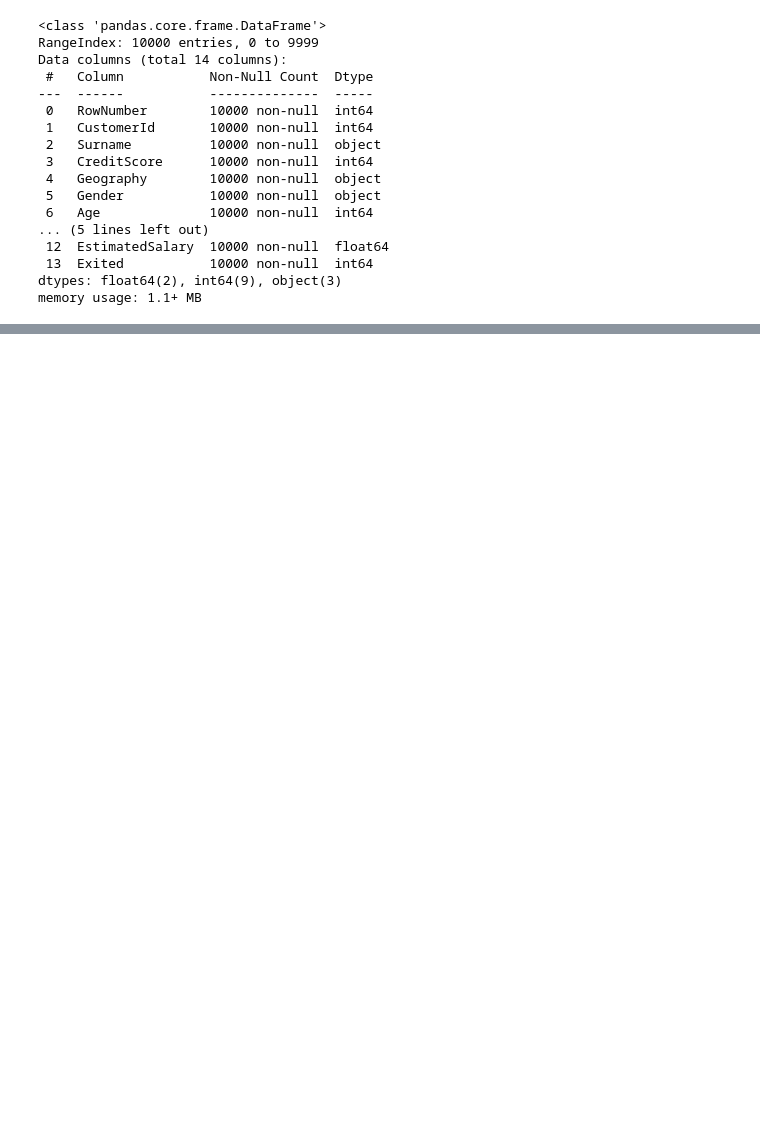
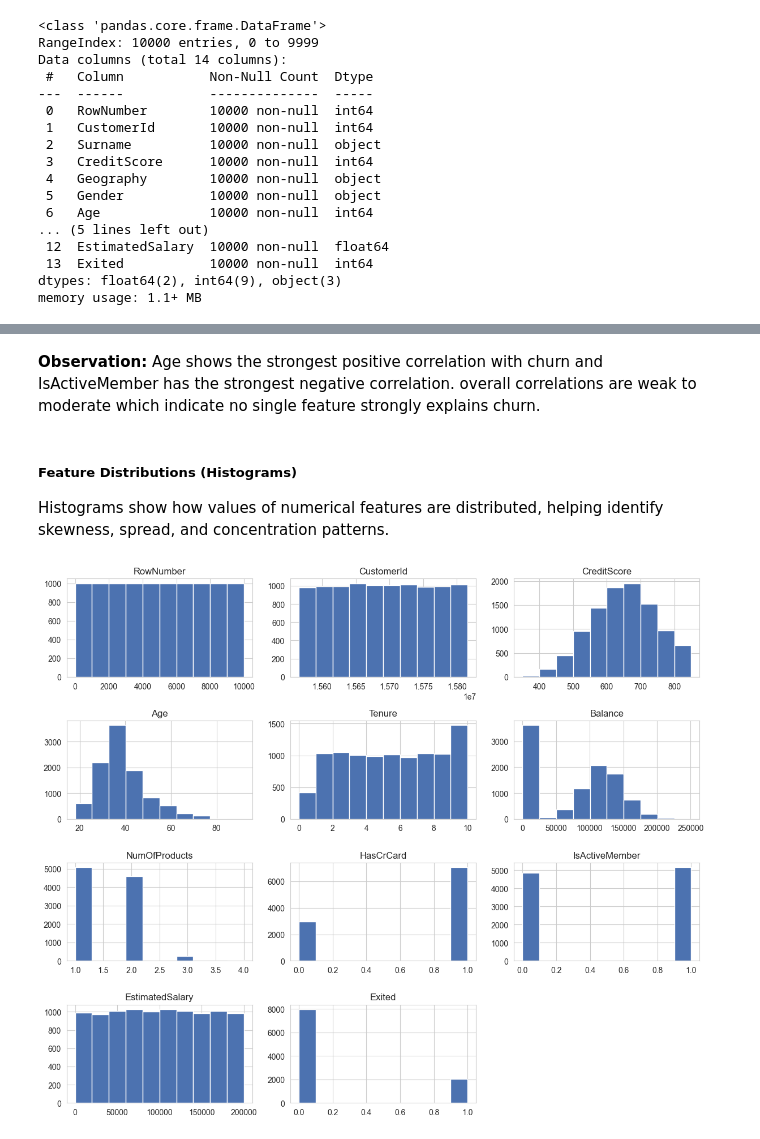
Before and after one commit to itsWesam/SWE485-Project-Group4, a Jupyter notebook: Phase1_Data_Exploration.ipynb, the cells around one changed output, grey strips where cells are left out. Saved outputs shown, nothing was run; the diff lists cells and outputs as text; code cells hidden in the pictures; blank space fills up the shorter version.

```diff
--- a/Phase1_Data_Exploration.ipynb
+++ b/Phase1_Data_Exploration.ipynb
@@ -97,0 +189,4 @@ df.describe()
+# %%
+import pandas as pd
+
+df = pd.read_csv("Dataset/Raw_Churn_Modelling_Data.csv")
@@ -137,0 +450,11 @@ dtype: object
+# %% [markdown]
+**Observation:** Age shows the strongest positive correlation with churn and IsActiveMember has the strongest negative correlation. overall correlations are weak to moderate which indicate no single feature strongly explains churn.
+# %% [markdown]
+##### **Feature Distributions (Histograms)**
+Histograms show how values of numerical features are distributed, helping identify skewness, spread, and concentration patterns.
+# %%
+df.hist(figsize=(12,10),color= "#4C72B0")
+plt.tight_layout()
+plt.show()
+# %% [output]
+[figure, added]
```
Also changed, not shown: parts of 63 cells of this notebook.
